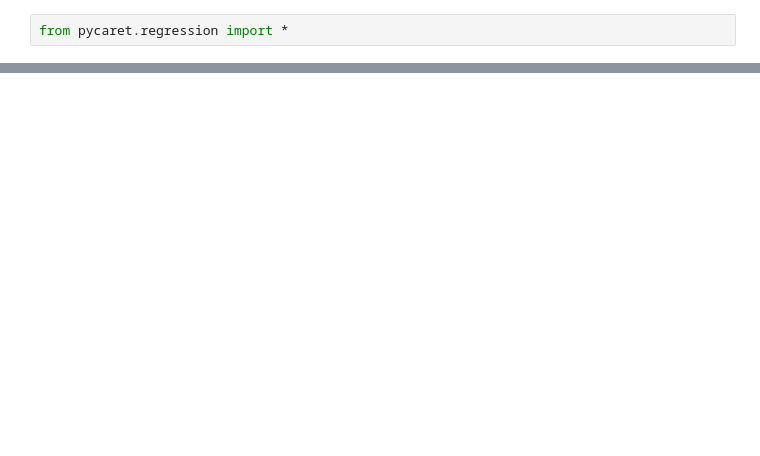
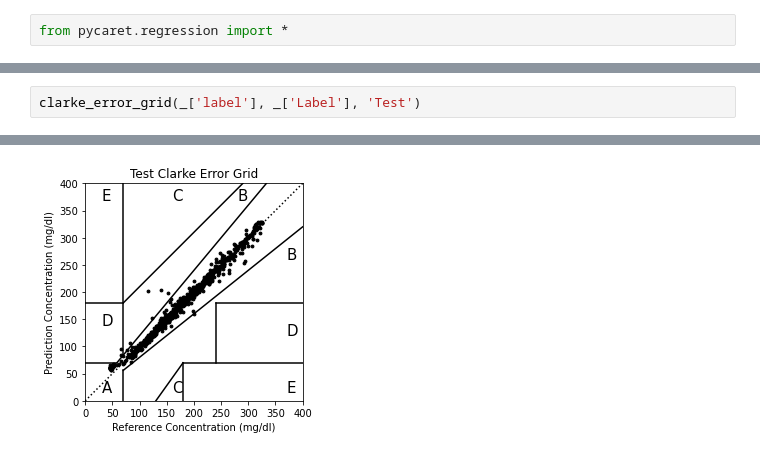
Before and after one commit to spitoglou/diabetes, a Jupyter notebook: sandbox.ipynb, the cells around one changed output, grey strips where cells are left out. Saved outputs shown, nothing was run; the diff lists cells and outputs as text; blank space fills up the shorter version.

```diff
--- a/sandbox.ipynb
+++ b/sandbox.ipynb
@@ -120,0 +265,3 @@ predict_model(et)
+# %%
+clarke_error_grid(_['label'], _['Label'], 'Test')
+# %% [output]
@@ -120,0 +270 @@ predict_model(et)
+[figure, added]
```
Also changed, not shown: parts of 16 cells of this notebook, 3 other files.
